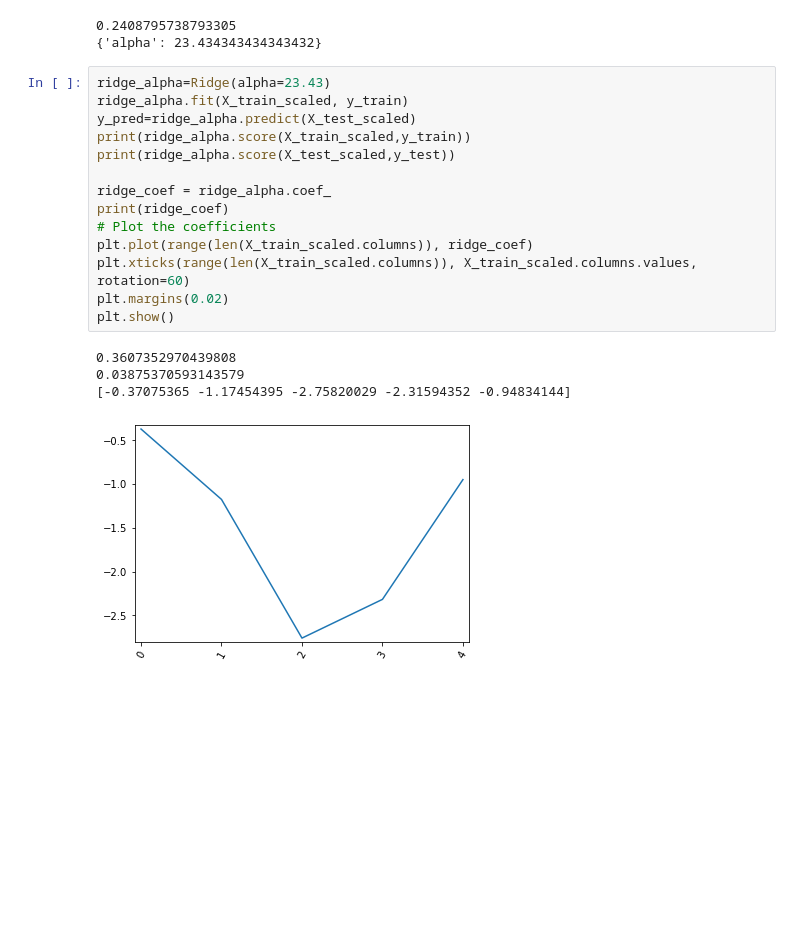
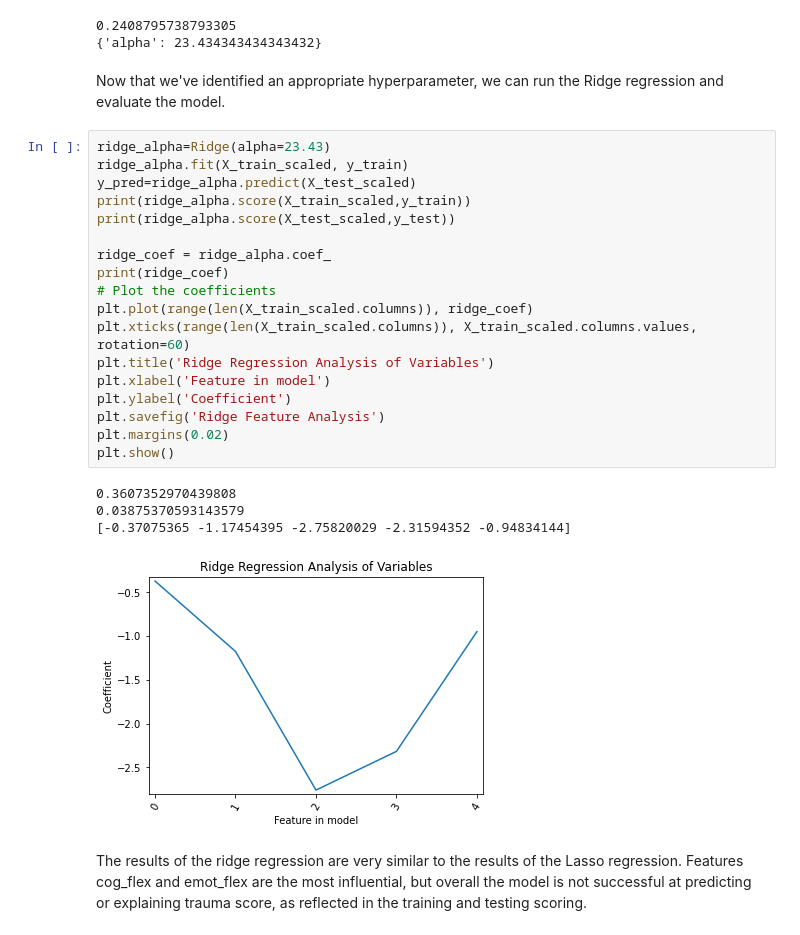
Before and after one commit to ptrim22/Bootcamp, a Jupyter notebook: Trauma_Capstone.ipynb, the cells around one changed output. Cells and saved outputs as stored; diff of their text form; blank space fills up the shorter version.

```diff
--- a/Trauma_Capstone.ipynb
+++ b/Trauma_Capstone.ipynb
@@ -563,22 +611,30 @@ print(ridge_cv.best_params_)
 # %% [output]
 0.2408795738793305
 {'alpha': 23.434343434343432}
+# %% [markdown]
+Now that we've identified an appropriate hyperparameter, we can run the Ridge regression and evaluate the model.
 # %%
 ridge_alpha=Ridge(alpha=23.43)
 ridge_alpha.fit(X_train_scaled, y_train)
 y_pred=ridge_alpha.predict(X_test_scaled)
 print(ridge_alpha.score(X_train_scaled,y_train))
 print(ridge_alpha.score(X_test_scaled,y_test))
 
 ridge_coef = ridge_alpha.coef_
 print(ridge_coef)
 # Plot the coefficients
 plt.plot(range(len(X_train_scaled.columns)), ridge_coef)
 plt.xticks(range(len(X_train_scaled.columns)), X_train_scaled.columns.values, rotation=60)
+plt.title('Ridge Regression Analysis of Variables')
+plt.xlabel('Feature in model')
+plt.ylabel('Coefficient')
+plt.savefig('Ridge Feature Analysis')
 plt.margins(0.02)
 plt.show()
 # %% [output]
 0.3607352970439808
 0.03875370593143579
 [-0.37075365 -1.17454395 -2.75820029 -2.31594352 -0.94834144]
-[figure, old version]
+[figure, new version]
+# %% [markdown]
+The results of the ridge regression are very similar to the results of the Lasso regression. Features cog_flex and emot_flex are the most influential, but overall the model is not successful at predicting or explaining trauma score, as reflected in the training and testing scoring.
```
Also changed, not shown: parts of 34 cells of this notebook.
